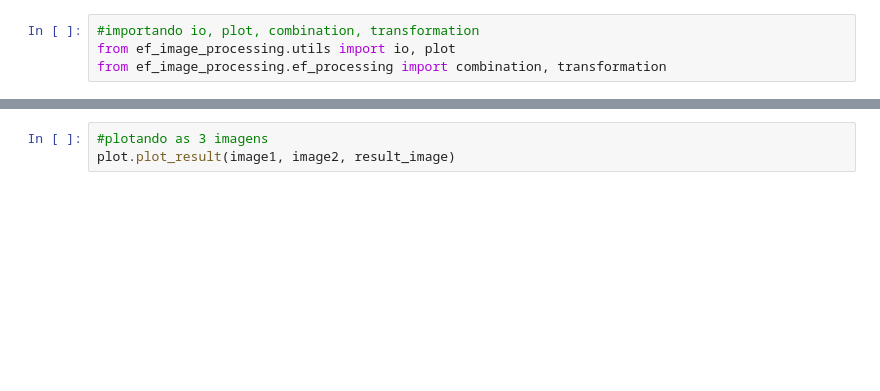
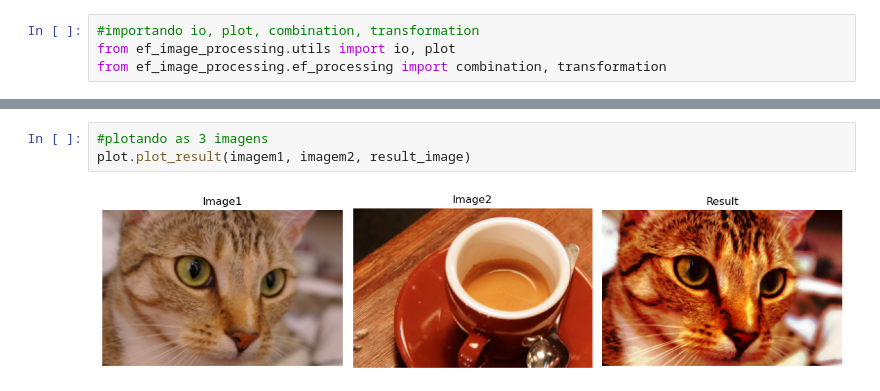
Before and after one commit to eferreira50/dio-desafio-github-primeiro-repositorio, a Jupyter notebook: Desafio-de-Projeto/image-processing-package/teste_modulo/ef_image_processing.ipynb, the cells around one changed output, grey strips where cells are left out. Saved outputs shown, nothing was run; the diff lists cells and outputs as text; blank space fills up the shorter version.

```diff
--- a/Desafio-de-Projeto/image-processing-package/teste_modulo/ef_image_processing.ipynb
+++ b/Desafio-de-Projeto/image-processing-package/teste_modulo/ef_image_processing.ipynb
@@ -19,3 +46,5 @@ result_image=combination.transfer_histogram(image1, image2)
 # %%
 #plotando as 3 imagens
-plot.plot_result(image1, image2, result_image)
+plot.plot_result(imagem1, imagem2, result_image)
+# %% [output]
+[figure, added]
```
Also changed, not shown: parts of 4 cells of this notebook.
